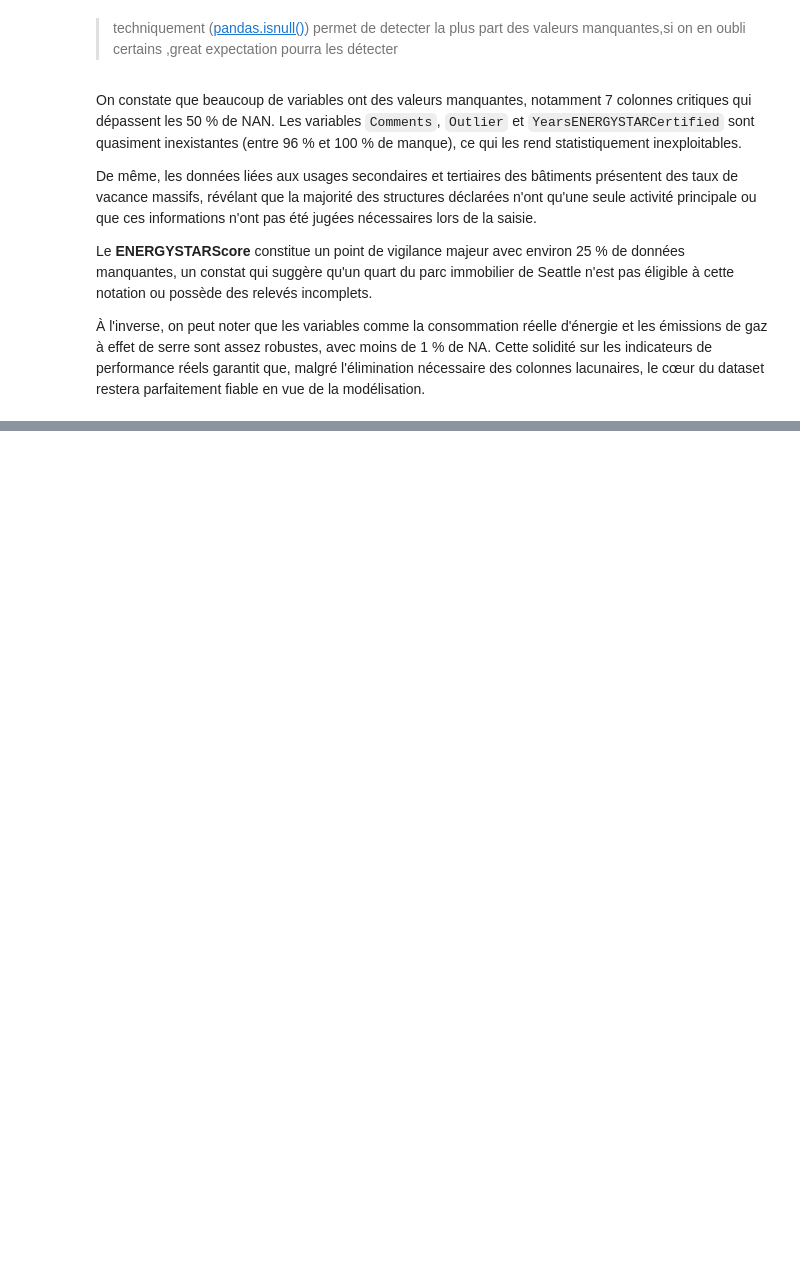
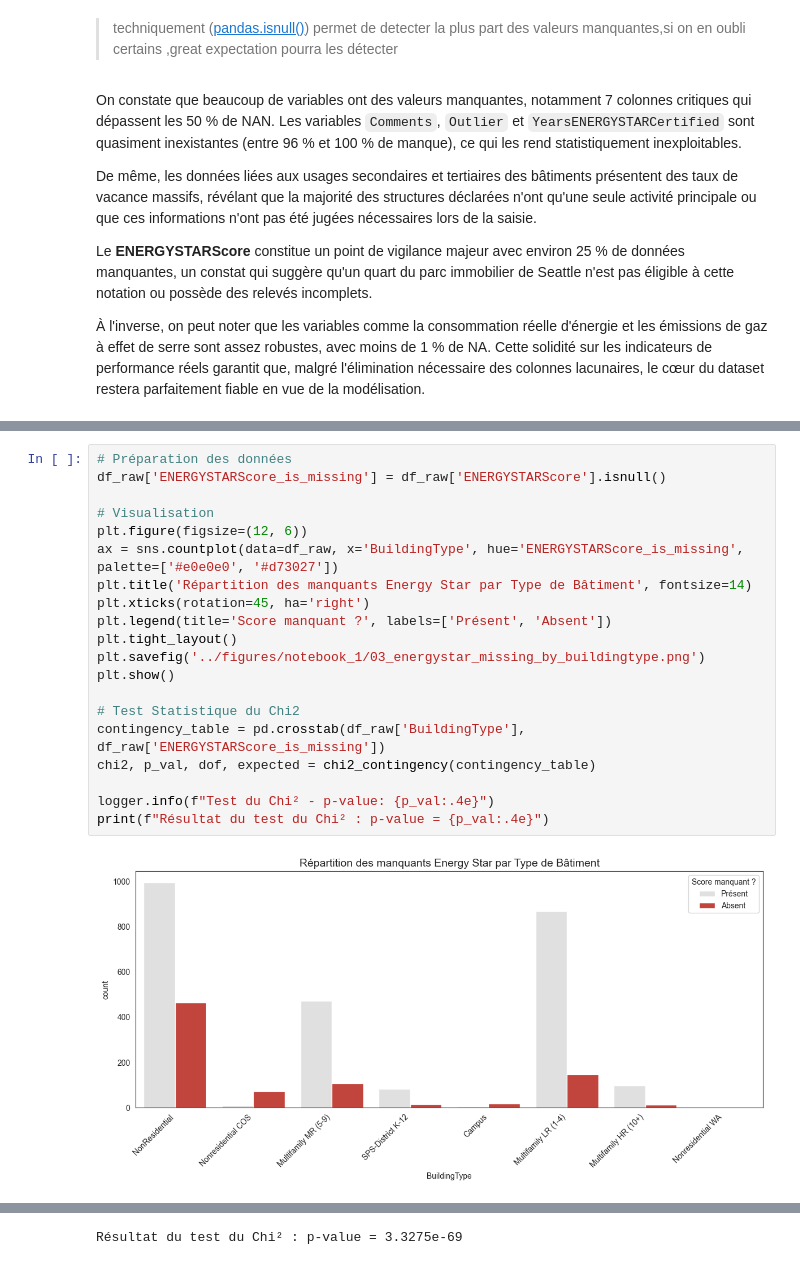
Before and after one commit to Ben10-som/ML-prediction-CO2, a Jupyter notebook: notebooks/01_data_quality_audit.ipynb, the cells around one changed output, grey strips where cells are left out. Saved outputs shown, nothing was run; the diff lists cells and outputs as text; blank space fills up the shorter version.

```diff
--- a/notebooks/01_data_quality_audit.ipynb
+++ b/notebooks/01_data_quality_audit.ipynb
@@ -175,0 +397,22 @@ Le **ENERGYSTARScore** constitue un point de vigilance majeur avec environ 25 %
+# %%
+# Préparation des données
+df_raw['ENERGYSTARScore_is_missing'] = df_raw['ENERGYSTARScore'].isnull()
+
+# Visualisation
+plt.figure(figsize=(12, 6))
+ax = sns.countplot(data=df_raw, x='BuildingType', hue='ENERGYSTARScore_is_missing', palette=['#e0e0e0', '#d73027'])
+plt.title('Répartition des manquants Energy Star par Type de Bâtiment', fontsize=14)
+plt.xticks(rotation=45, ha='right')
+plt.legend(title='Score manquant ?', labels=['Présent', 'Absent'])
+plt.tight_layout()
+plt.savefig('../figures/notebook_1/03_energystar_missing_by_buildingtype.png')
+plt.show()
+
+# Test Statistique du Chi2
+contingency_table = pd.crosstab(df_raw['BuildingType'], df_raw['ENERGYSTARScore_is_missing'])
+chi2, p_val, dof, expected = chi2_contingency(contingency_table)
+
+logger.info(f"Test du Chi² - p-value: {p_val:.4e}")
+print(f"Résultat du test du Chi² : p-value = {p_val:.4e}")
+# %% [output]
+[figure, added]
@@ -175,0 +420 @@ Le **ENERGYSTARScore** constitue un point de vigilance majeur avec environ 25 %
+Résultat du test du Chi² : p-value = 3.3275e-69
```
Also changed, not shown: parts of 31 cells of this notebook, 22 other files.
